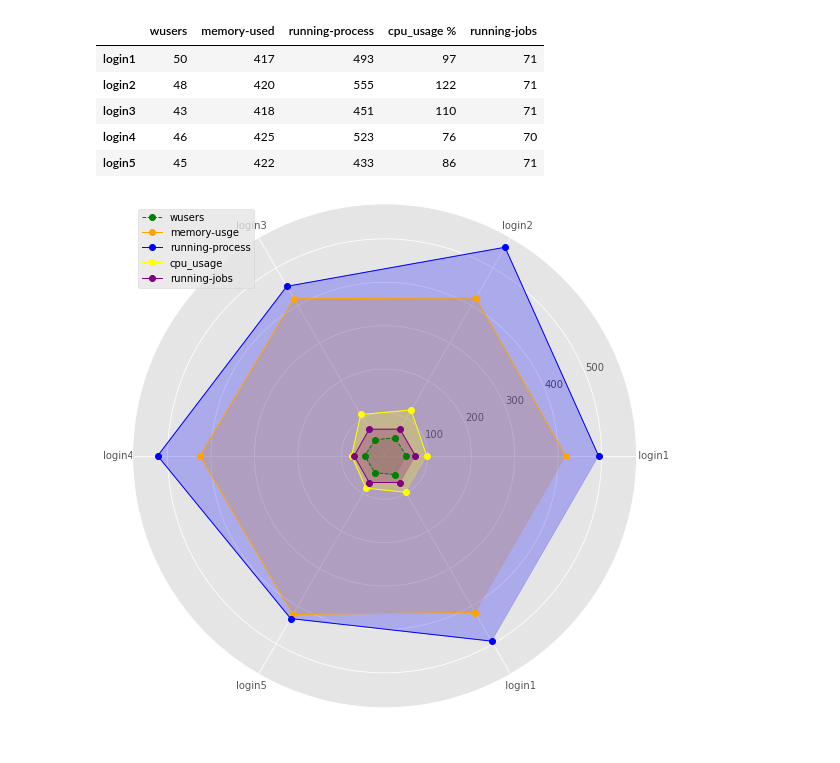
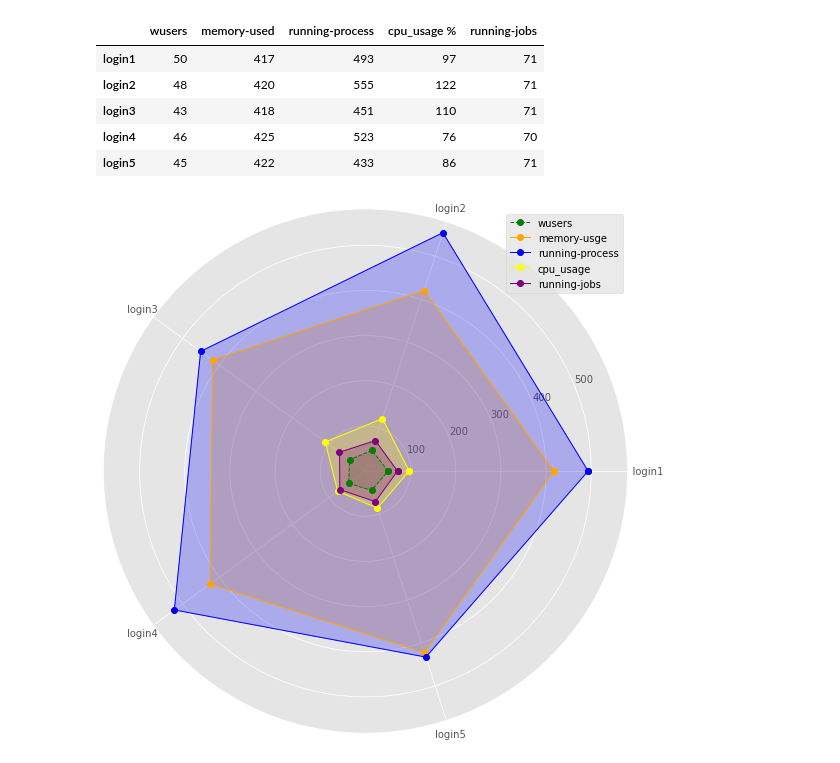
Before and after one commit to shubhamrastogi1810/SMC-Data_Challenge, a Jupyter notebook: Dimension_relation.ipynb, the cells around one changed output. Cells and saved outputs as stored; diff of their text form; code cells hidden in the pictures.

Commit message:
graph corrected.

```diff
--- a/Dimension_relation.ipynb
+++ b/Dimension_relation.ipynb
@@ -66,50 +66,50 @@ abc = pd.DataFrame(new_dict).transpose()
 display(abc)
 
 plt.style.use('ggplot')
-nodes=['  login1','login2','login3','login4', 'login5']
+nodes=['    login1','login2','login3','login4', 'login5']
 wusers = abc['wusers'].to_list()
 mem_use = abc['memory-used'].to_list()
 runn_proc = abc['running-process'].to_list()
 cpu_use = abc['cpu_usage %'].to_list()
 runn_job = abc['running-jobs'].to_list()
 
-nodes.append(nodes[0])
+angles = np.linspace(0,2*np.pi,len(nodes), endpoint=False)
+
+angles = np.concatenate((angles,[angles[0]]))
 wusers.append(wusers[0])
 mem_use.append(mem_use[0])
 runn_proc.append(runn_proc[0])
 cpu_use.append(cpu_use[0])
 runn_job.append(runn_job[0])
 
-angles = np.linspace(0,2*np.pi,len(nodes), endpoint=False)
-
 fig=plt.figure(figsize=(8,8))
-ax=fig.add_subplot(111, polar=True)
+ax=fig.add_subplot(polar=True)
 
 ax.plot(angles,wusers, 'o--', color='g', linewidth=1, label='wusers')
 ax.fill(angles,wusers, alpha=0.25, color='g')
 
 ax.plot(angles,mem_use, 'o-', color='orange', linewidth=1, label='memory-usge')
 ax.fill(angles,mem_use, alpha=0.25, color='orange')
 
-ax.plot(angles,runn_proc, 'o-', color='blue', linewidth=1, label='running-process')
-ax.fill(angles,runn_proc, alpha=0.25, color='blue')
+ax.plot(angles,runn_proc, 'o-', color='b', linewidth=1, label='running-process')
+ax.fill(angles,runn_proc, alpha=0.25, color='b')
 
 ax.plot(angles,cpu_use, 'o-', color='yellow', linewidth=1, label='cpu_usage')
 ax.fill(angles,cpu_use, alpha=0.25, color='yellow')
 
 ax.plot(angles,runn_job, 'o-', color='purple', linewidth=1, label='running-jobs')
 ax.fill(angles,runn_job, alpha=0.25, color='purple')
 
-ax.set_thetagrids(np.degrees(angles), nodes)
+ax.set_thetagrids(np.degrees(angles[:-1]), nodes)
 plt.grid(True)
 plt.tight_layout()
 plt.legend()
 plt.show()
 # %% [output]
 |  | wusers | memory-used | running-process | cpu_usage % | running-jobs |
 | login1 | 50 | 417 | 493 | 97 | 71 |
 | login2 | 48 | 420 | 555 | 122 | 71 |
 | login3 | 43 | 418 | 451 | 110 | 71 |
 | login4 | 46 | 425 | 523 | 76 | 70 |
 | login5 | 45 | 422 | 433 | 86 | 71 |
-[figure, old version]
+[figure, new version]
```
